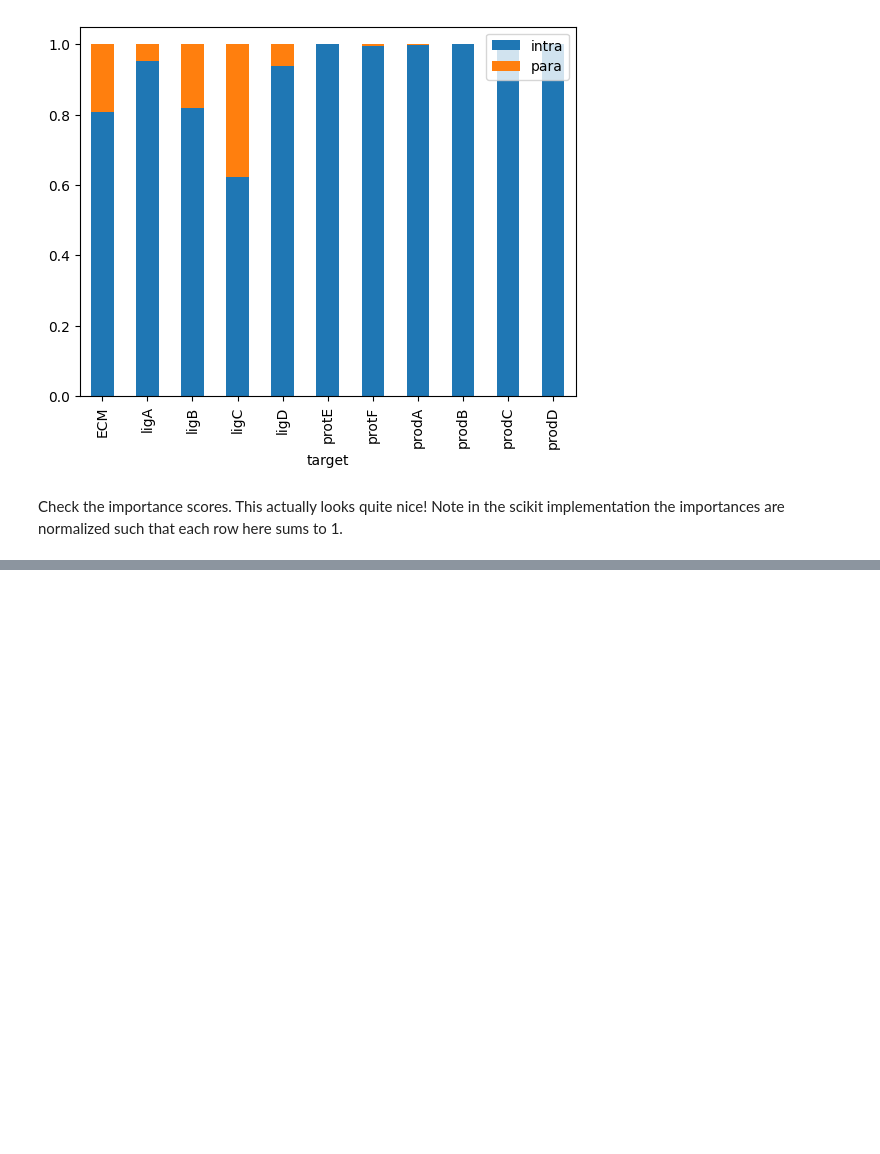
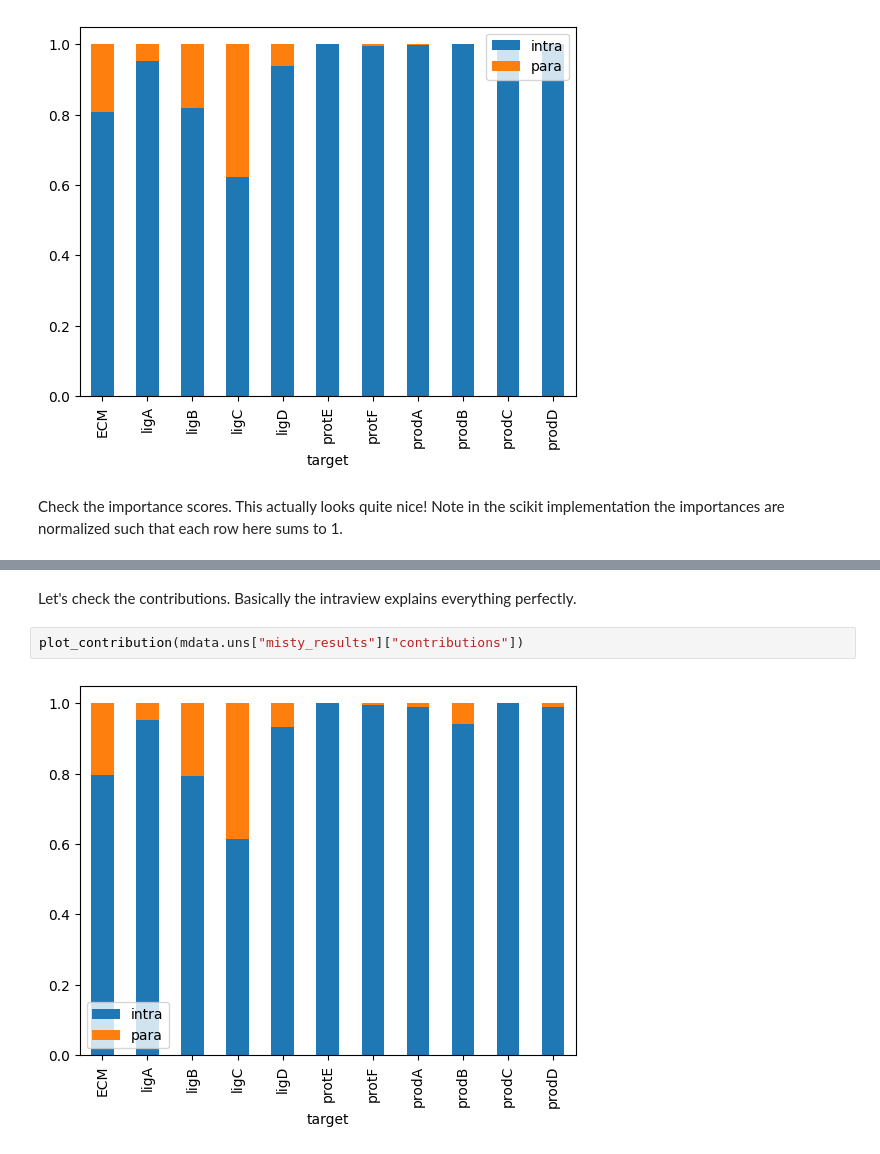
Before and after one commit to schae211/testing_misty_py, a Jupyter notebook: scripts/synthetic_py.ipynb, the cells around one changed output, grey strips where cells are left out. Cells and saved outputs as stored; diff of their text form; blank space fills up the shorter version.

```diff
--- a/scripts/synthetic_py.ipynb
+++ b/scripts/synthetic_py.ipynb
@@ -139,0 +158,6 @@ plot_importance(mdata.uns["misty_results"]["importances"], "para")
+# %% [markdown]
+Let's check the contributions. Basically the intraview explains everything perfectly.
+# %%
+plot_contribution(mdata.uns["misty_results"]["contributions"])
+# %% [output]
+[figure, added]
```
Also changed, not shown: parts of 11 cells of this notebook, 1 other file.
